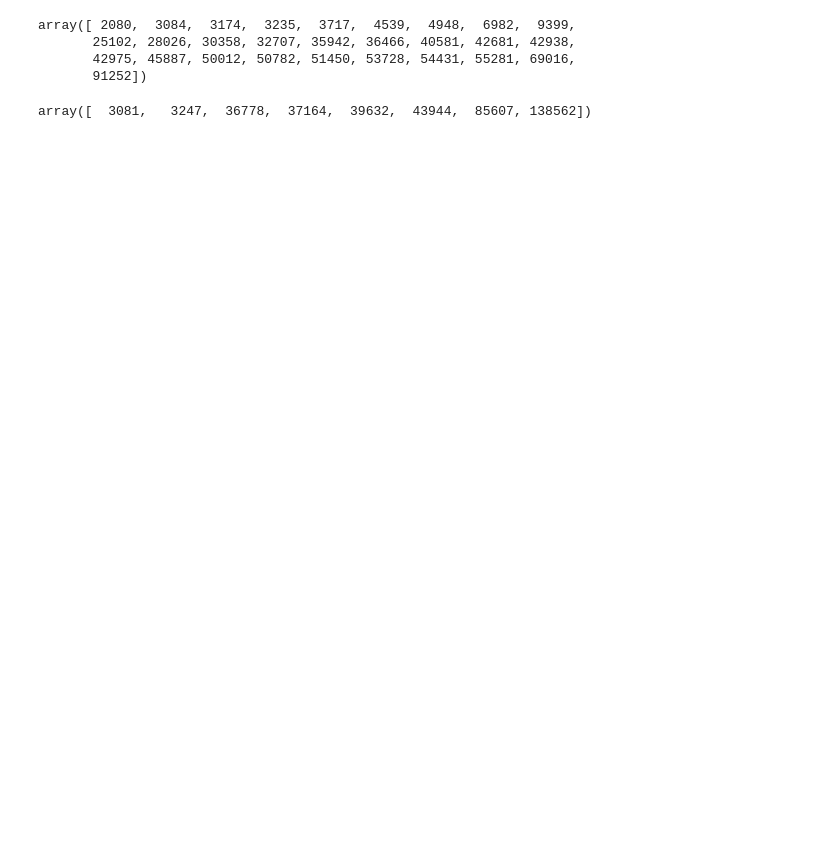
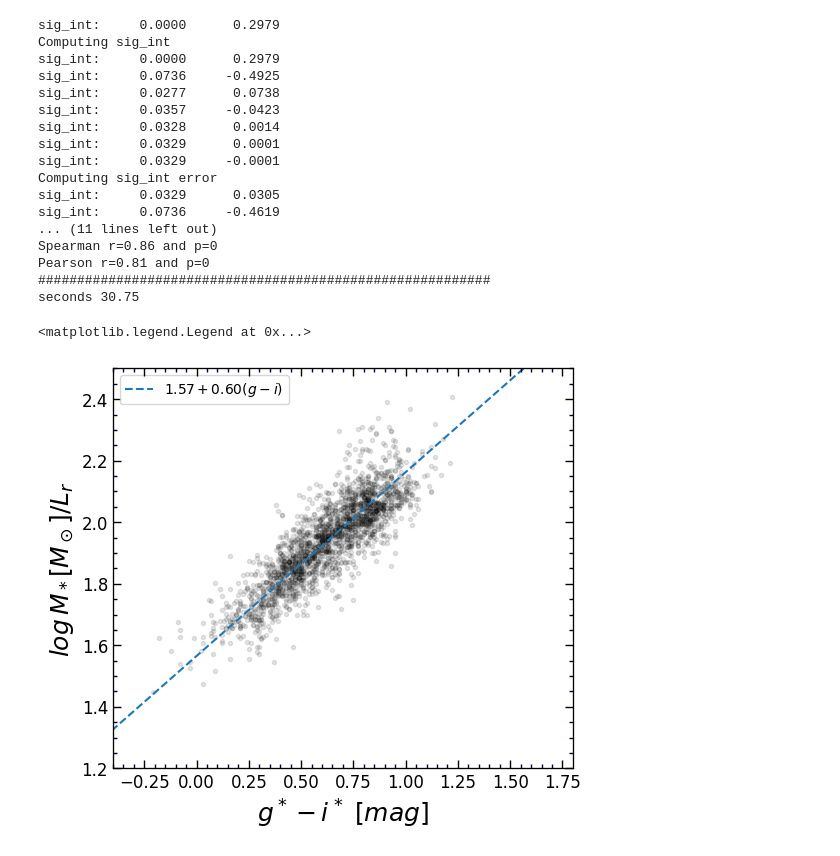
Before and after one commit to ekourkchi/test_TFRcatal, a Jupyter notebook: Stellar_mass.ipynb, the cells around one changed output. Cells and saved outputs as stored; diff of their text form; code cells hidden in the pictures; blank space fills up the shorter version.

```diff
--- a/Stellar_mass.ipynb
+++ b/Stellar_mass.ipynb
@@ -221,12 +184,52 @@ seconds 18.99
-# %%
-PGC = dff.PGC.values
-PGC[mask][yy>yy0]
-# %% [output]
-array([ 2080,  3084,  3174,  3235,  3717,  4539,  4948,  6982,  9399,
-       25102, 28026, 30358, 32707, 35942, 36466, 40581, 42681, 42938,
-       42975, 45887, 50012, 50782, 51450, 53728, 54431, 55281, 69016,
-       91252])
-# %%
-PGC[mask][yy<yy0]
-# %% [output]
-array([  3081,   3247,  36778,  37164,  39632,  43944,  85607, 138562])
+# %%
+fig = py.figure(figsize=(5, 5), dpi=100)
+fig.subplots_adjust(wspace=0, top=0.92, bottom=0.12, left=0.06, right=0.98)
+gs = gridspec.GridSpec(1,1) ; p=0
+ax = plt.subplot(gs[p]) ; p+=1
+
+df['logMs'] =(np.log10(0.5) + 0.4*5.91)-0.4*df['M1_75']+0.4*df['Mr_75']
+
+dff = df[(df.Qs>2)&(df.Qw>2)&(df.logMs<10)].dropna()
+
+X0 = dff.gi.values
+Y0 = dff.logMs.values
+
+ax.plot(X0, Y0, 'k.', alpha=0.1)
+
+
+set_axes(ax, (-0.4,1.8), (1.2,2.5), fontsize=12)
+
+mcfit = lts_linefit(X0, Y0, X0*0+0.07, Y0*0+0.11*0.4, clip=3., plot=False)
+m = mcfit.ab[1]
+b = mcfit.ab[0]
+
+color = np.linspace(-1,2)
+zp = '%.2f'%b
+slope = '%.2f'%m
+ax.plot(color, m*color+b, '--', label=r'$'+zp+'+'+slope+'(g-i)$')
+
+
+ax.set_xlabel(r'$g^*-i^* \/\/[mag]$', fontsize=18)
+ax.set_ylabel(r'$log \/ M_*[M_\odot]/L_{r}$', fontsize=18)
+
+ax.legend()
+# %% [output]
+sig_int:     0.0000      0.2979
+Computing sig_int
+sig_int:     0.0000      0.2979
+sig_int:     0.0736     -0.4925
+sig_int:     0.0277      0.0738
+sig_int:     0.0357     -0.0423
+sig_int:     0.0328      0.0014
+sig_int:     0.0329      0.0001
+sig_int:     0.0329     -0.0001
+Computing sig_int error
+sig_int:     0.0329      0.0305
+sig_int:     0.0736     -0.4619
+... (11 lines left out)
+Spearman r=0.86 and p=0
+Pearson r=0.81 and p=0
+##########################################################
+seconds 30.75
+<matplotlib.legend.Legend at 0x...>
+[figure, added]
```
Also changed, not shown: parts of 10 cells of this notebook, 7 other files.
